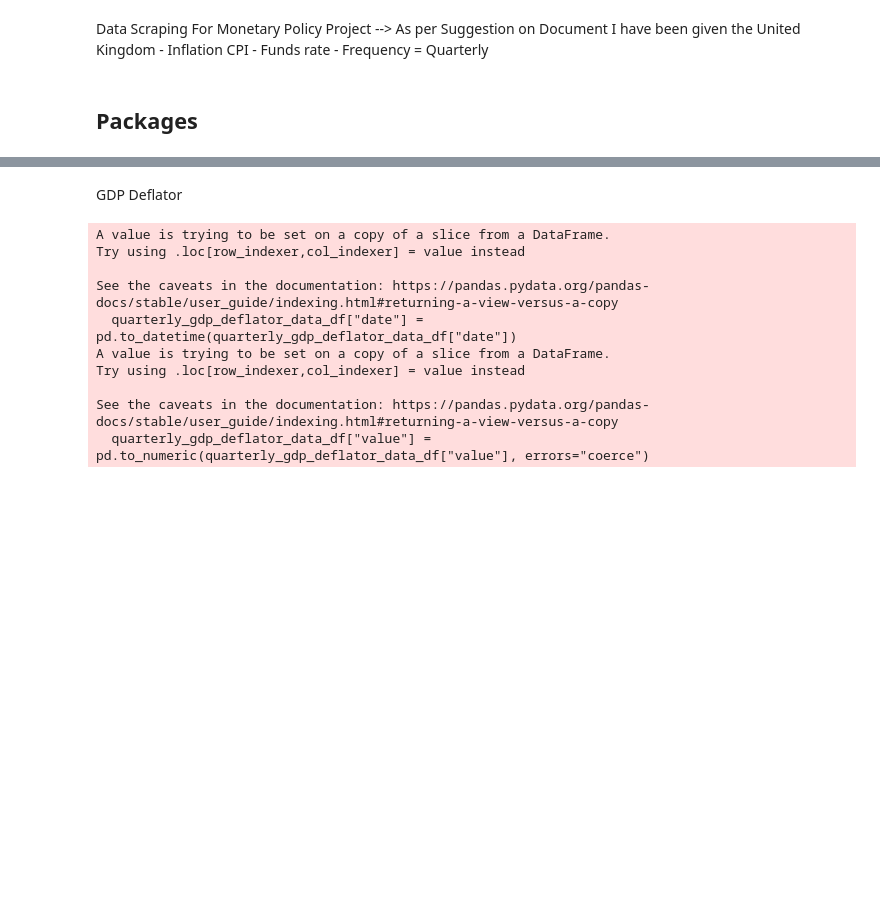
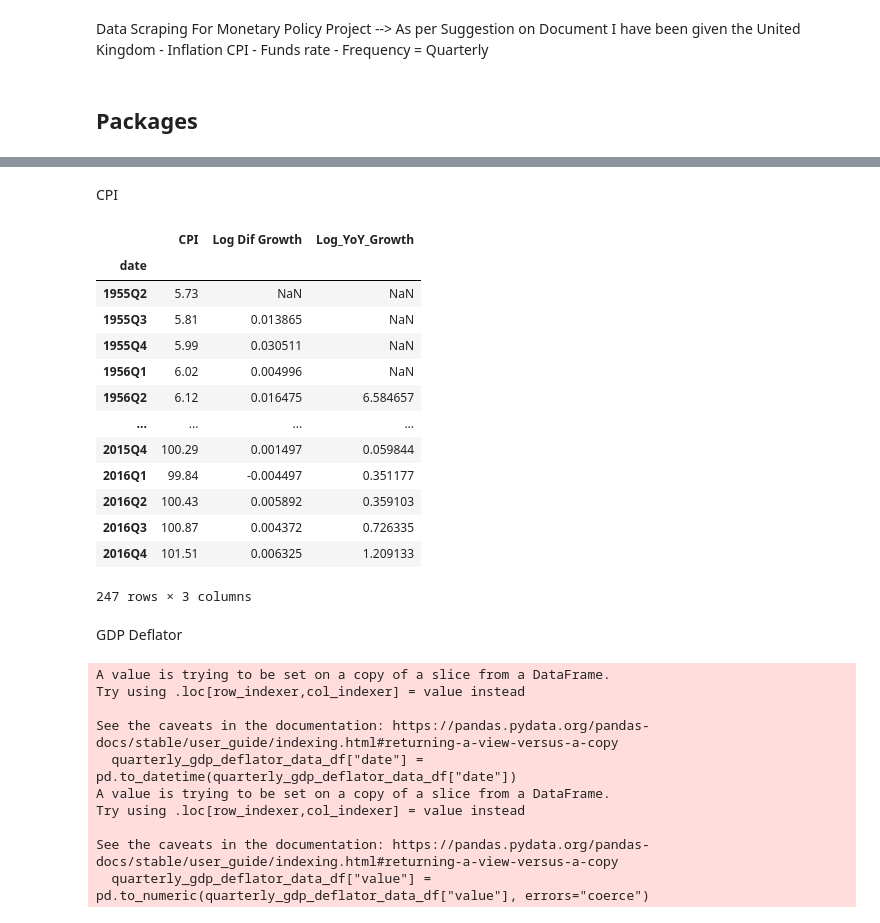
Before and after one commit to LorenzoAlessandro/Monetary-and-Financial-Macroeconometrics-Project, a Jupyter notebook: Data Retrieval .ipynb, the cells around one changed output, grey strips where cells are left out. Saved outputs shown, nothing was run; the diff lists cells and outputs as text; code cells hidden in the pictures; blank space fills up the shorter version.

```diff
--- a/Data Retrieval .ipynb
+++ b/Data Retrieval .ipynb
@@ -64,3 +50,54 @@ See the caveats in the documentation: https://pandas.pydata.org/pandas-docs/stab
+# %% [markdown]
+CPI
+# %%
+
+API_KEY = "51286e2abae242cda74d0d166f50b652"
+SERIES_ID_CPI_Growth = "CPIUKQ"
+
+url = "https://api.stlouisfed.org/fred/series/observations"
+
+parameters = {
+    "series_id": SERIES_ID_CPI_Growth,
+    "api_key": API_KEY,
+    "file_type": "json",
+    "observation_start": "1955-04-01",
+    "observation_end": "2023-10-01"
+}
+response = requests.get(url, params=parameters)
+response.raise_for_status()
+data_fred_CPI = response.json()
+
+# making the observations into a dataframe
+quarterly_cpi_unitedkingdom_fred_data_df = quarterly_cpi_unitedkingdom_fred_data_raw_df[["date", "value"]].copy()
+quarterly_cpi_unitedkingdom_fred_data_df["date"] = pd.to_datetime(quarterly_cpi_unitedkingdom_fred_data_df["date"])
+quarterly_cpi_unitedkingdom_fred_data_df["value"] = pd.to_numeric(
+quarterly_cpi_unitedkingdom_fred_data_df["value"], errors="coerce")
+quarterly_cpi_unitedkingdom_fred_data_df = quarterly_cpi_unitedkingdom_fred_data_df.set_index("date")
+
+quarterly_cpi_unitedkingdom_fred_data_df.index = pd.PeriodIndex(quarterly_cpi_unitedkingdom_fred_data_df.index, freq="Q")
+quarterly_cpi_unitedkingdom_fred_data_df["Log Dif Growth"] = (np.log(quarterly_cpi_unitedkingdom_fred_data_df["value"]).diff(1) )
+quarterly_cpi_unitedkingdom_fred_data_df = quarterly_cpi_unitedkingdom_fred_data_df.rename(columns={"value": "CPI"})
+
+# making it year on year
+
+quarterly_cpi_unitedkingdom_fred_data_df["Log_YoY_Growth"] = (np.log(quarterly_cpi_unitedkingdom_fred_data_df["CPI"]).diff(4))* 100
+
+quarterly_cpi_unitedkingdom_fred_data_df
+# %% [output]
+|  | CPI | Log Dif Growth | Log_YoY_Growth |
+| date |  |  |  |
+| 1955Q2 | 5.73 | NaN | NaN |
+| 1955Q3 | 5.81 | 0.013865 | NaN |
+| 1955Q4 | 5.99 | 0.030511 | NaN |
+| 1956Q1 | 6.02 | 0.004996 | NaN |
+| 1956Q2 | 6.12 | 0.016475 | 6.584657 |
+| ... | ... | ... | ... |
+| 2015Q4 | 100.29 | 0.001497 | 0.059844 |
+| 2016Q1 | 99.84 | -0.004497 | 0.351177 |
+| 2016Q2 | 100.43 | 0.005892 | 0.359103 |
+| 2016Q3 | 100.87 | 0.004372 | 0.726335 |
+| 2016Q4 | 101.51 | 0.006325 | 1.209133 |
+247 rows × 3 columns
 # %% [markdown]
 GDP Deflator
 # %%
```
Also changed, not shown: parts of 4 cells of this notebook, 5 other files.
